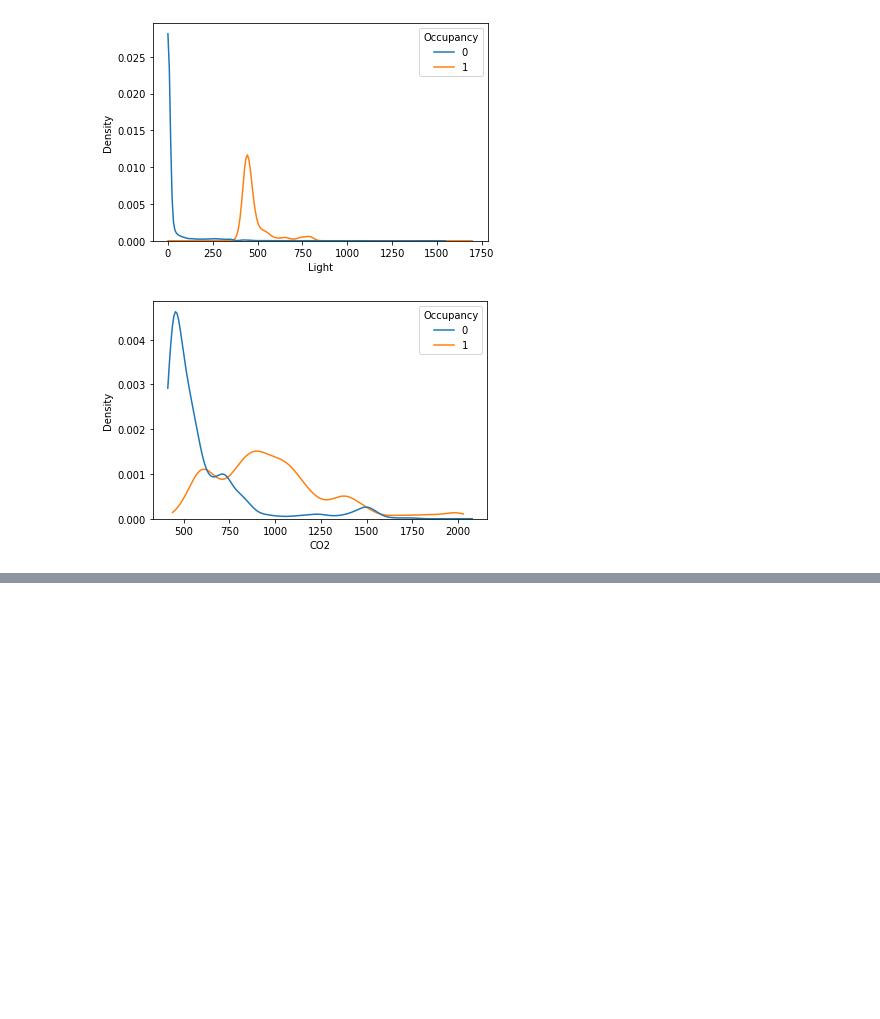
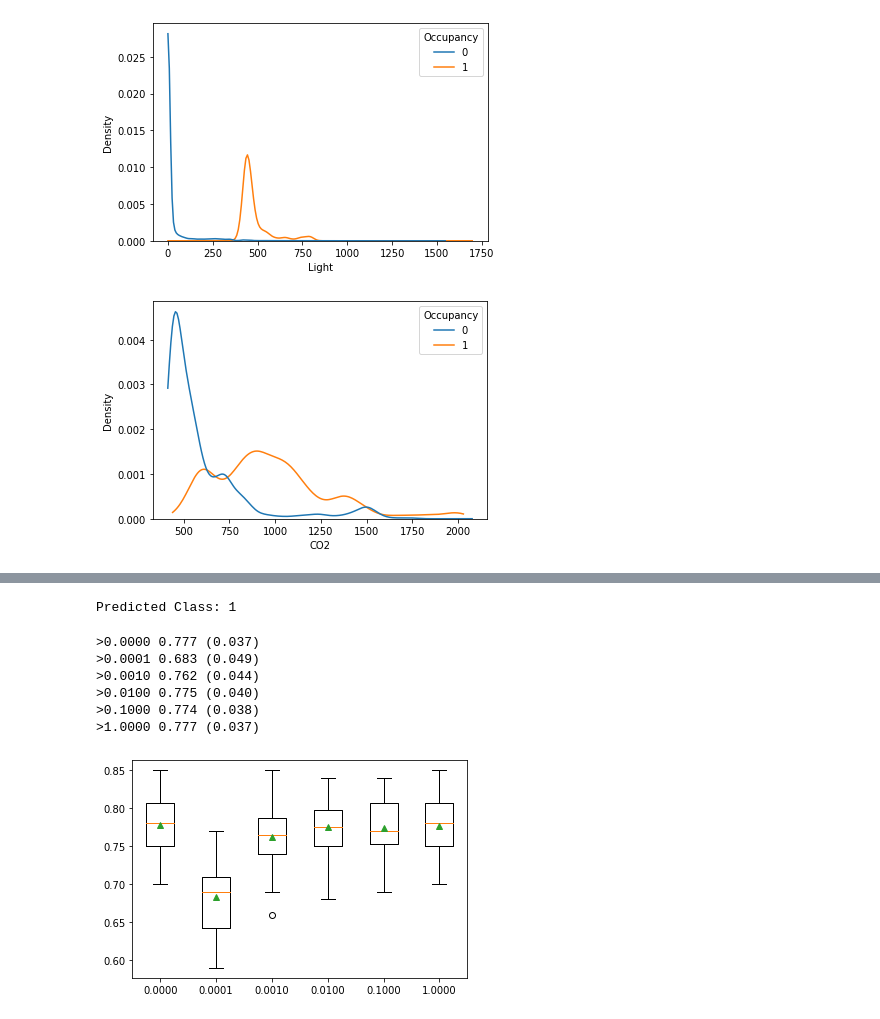
Before and after one commit to JDowBellarmine/DS160_Final_Project_DMB_JDD1, a Jupyter notebook: DS160_Final_Project_DMB_JDD1.ipynb, the cells around one changed output, grey strips where cells are left out. Cells and saved outputs as stored; diff of their text form; code cells hidden in the pictures; blank space fills up the shorter version.

```diff
--- a/DS160_Final_Project_DMB_JDD1.ipynb
+++ b/DS160_Final_Project_DMB_JDD1.ipynb
@@ -203,0 +287,78 @@ plt.show()
+# %%
+
+# make a prediction with a multinomial logistic regression model
+from sklearn.datasets import make_classification
+from sklearn.linear_model import LogisticRegression
+# define dataset
+X, y = make_classification(n_samples=1000, n_features=10, n_informative=5, n_redundant=5, n_classes=3, random_state=1)
+# define the multinomial logistic regression model
+model = LogisticRegression(multi_class='multinomial', solver='lbfgs')
+# fit the model on the whole dataset
+model.fit(X, y)
+# define a single row of input data
+row = [1.89149379, -0.39847585, 1.63856893, 0.01647165, 1.51892395, -3.52651223, 1.80998823, 0.58810926, -0.02542177, -0.52835426]
+# predict the class label
+yhat = model.predict([row])
+# summarize the predicted class
+print('Predicted Class: %d' % yhat)
+# %% [output]
+Predicted Class: 1
+# %%
+from sklearn.datasets import make_classification
+from sklearn.model_selection import cross_val_score
+from sklearn.model_selection import RepeatedStratifiedKFold
+from sklearn.linear_model import LogisticRegression
+from matplotlib import pyplot
+
+# get the dataset
+def get_dataset():
+	X, y = make_classification(n_samples=1000, n_features=20, n_informative=15, n_redundant=5, random_state=1, n_classes=3)
+	return X, y
+
+# get a list of models to evaluate
+def get_models():
+	models = dict()
+	for p in [0.0, 0.0001, 0.001, 0.01, 0.1, 1.0]:
+		# create name for model
+		key = '%.4f' % p
+		# turn off penalty in some cases
+		if p == 0.0:
+			# no penalty in this case
+			models[key] = LogisticRegression(multi_class='multinomial', solver='lbfgs', penalty='none')
+		else:
+			models[key] = LogisticRegression(multi_class='multinomial', solver='lbfgs', penalty='l2', C=p)
+	return models
+
+# evaluate a give model using cross-validation
+def evaluate_model(model, X, y):
+	# define the evaluation procedure
+	cv = RepeatedStratifiedKFold(n_splits=10, n_repeats=3, random_state=1)
+	# evaluate the model
+	scores = cross_val_score(model, X, y, scoring='accuracy', cv=cv, n_jobs=-1)
+	return scores
+
+# define dataset
+X, y = get_dataset()
+# get the models to evaluate
+models = get_models()
+# evaluate the models and store results
+results, names = list(), list()
+for name, model in models.items():
+	# evaluate the model and collect the scores
+	scores = evaluate_model(model, X, y)
+	# store the results
+	results.append(scores)
+	names.append(name)
+	# summarize progress along the way
+	print('>%s %.3f (%.3f)' % (name, mean(scores), std(scores)))
+# plot model performance for comparison
+pyplot.boxplot(results, labels=names, showmeans=True)
+pyplot.show()
+# %% [output]
+>0.0000 0.777 (0.037)
+>0.0001 0.683 (0.049)
+>0.0010 0.762 (0.044)
+>0.0100 0.775 (0.040)
+>0.1000 0.774 (0.038)
+>1.0000 0.777 (0.037)
+[figure, added]
```
Also changed, not shown: parts of 54 cells of this notebook.
